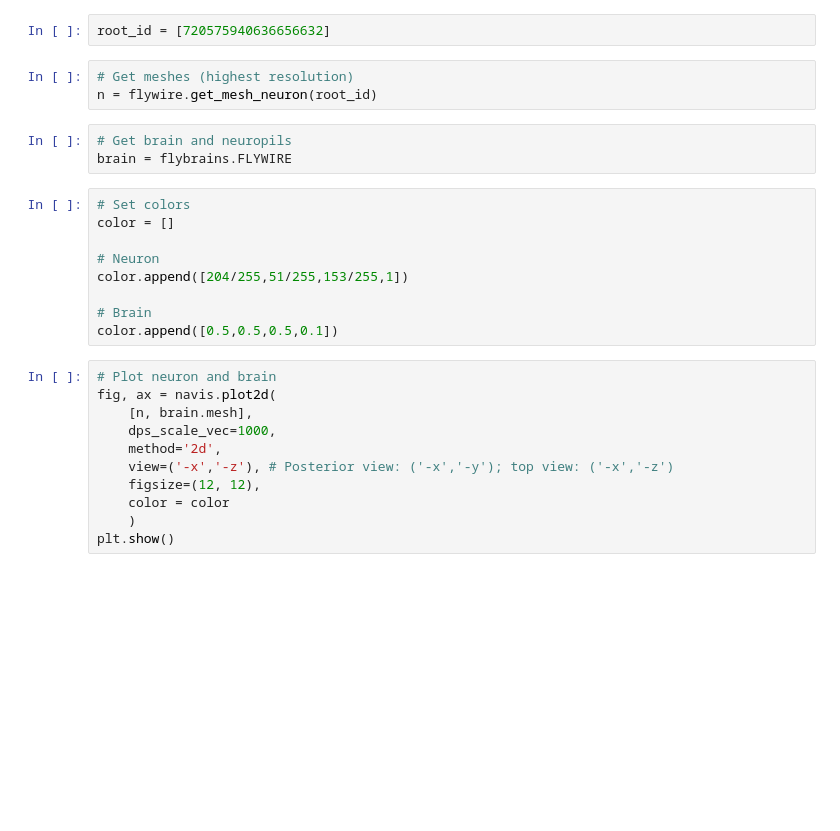
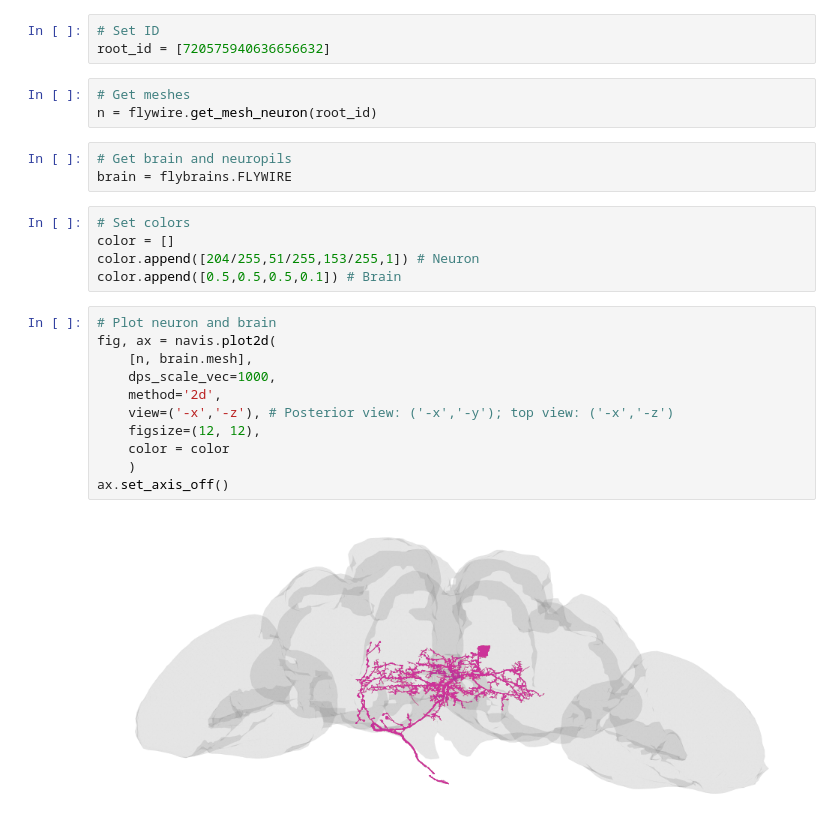
Before and after one commit to chrisjdallmann/feco-inhibition, a Jupyter notebook: code/flywire_plot_neuron.ipynb, the cells around one changed output. Drawn from its saved outputs; the diff is of its cells as text; blank space fills up the shorter version.

```diff
--- a/code/flywire_plot_neuron.ipynb
+++ b/code/flywire_plot_neuron.ipynb
@@ -26,7 +9,8 @@ ImportError: numpy.core.multiarray failed to import
 # %%
+# Set ID
 root_id = [720575940636656632]
 # %%
-# Get meshes (highest resolution)
+# Get meshes
 n = flywire.get_mesh_neuron(root_id)
 # %%
 # Get brain and neuropils
@@ -34,20 +18,18 @@ brain = flybrains.FLYWIRE
 # %%
 # Set colors
 color = []
-
-# Neuron
-color.append([204/255,51/255,153/255,1])
-
-# Brain
-color.append([0.5,0.5,0.5,0.1])
+color.append([204/255,51/255,153/255,1]) # Neuron
+color.append([0.5,0.5,0.5,0.1]) # Brain
 # %%
 # Plot neuron and brain
 fig, ax = navis.plot2d(
     [n, brain.mesh],
     dps_scale_vec=1000,
     method='2d',
     view=('-x','-z'), # Posterior view: ('-x','-y'); top view: ('-x','-z')
     figsize=(12, 12),
     color = color
     )
-plt.show()
+ax.set_axis_off()
+# %% [output]
+[figure, added]
```
Also changed, not shown: parts of 2 cells of this notebook.
